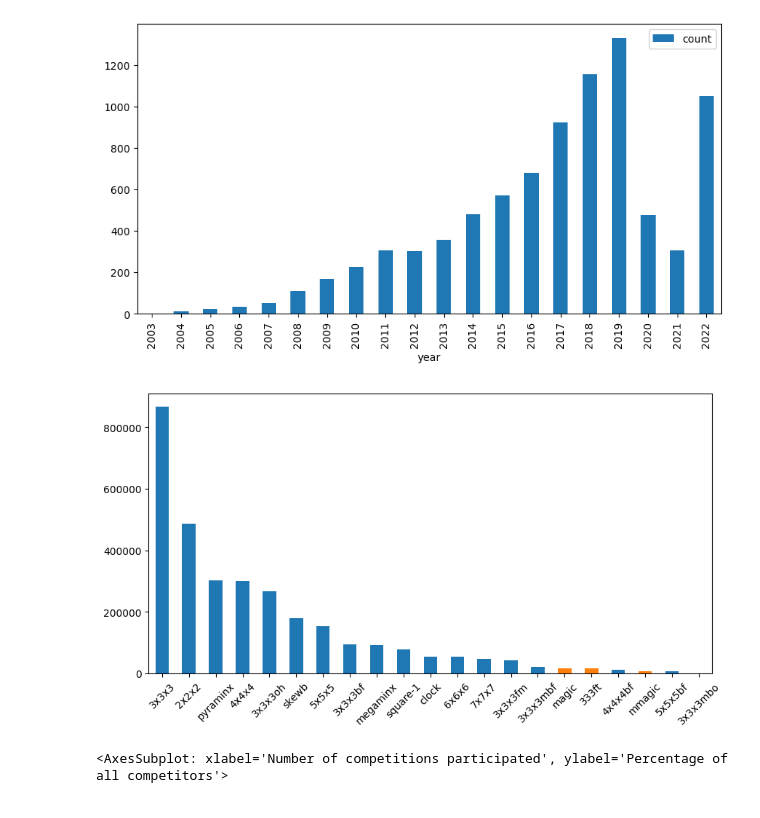
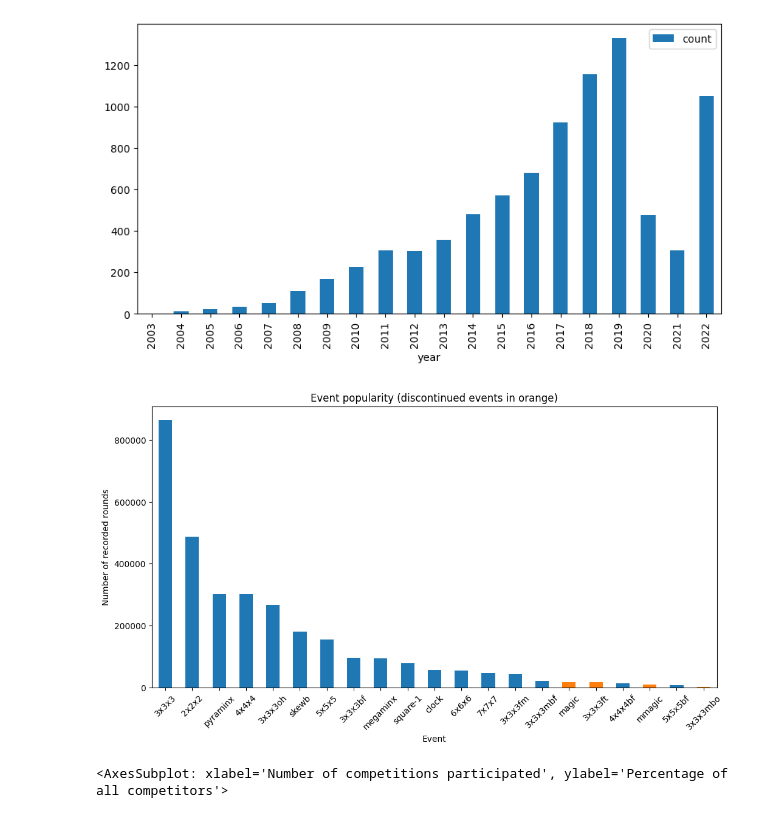
Before and after one commit to oskarkuuse/IDSproject, a Jupyter notebook: notebooks/general.ipynb, the cells around one changed output. Cells and saved outputs as stored; diff of their text form; code cells hidden in the pictures.

Commit message:
Improved poster images

```diff
--- a/notebooks/general.ipynb
+++ b/notebooks/general.ipynb
@@ -23,25 +23,28 @@ world['count'] = np.NAN
 for i in range(len(world)):
     code = world.iloc[i].iso_a3
     row = countryComps[countryComps['iso3'] == code]
-    if code == "USA":
-        world.at[i, 'count'] = 700
-        continue
+    # if code == "USA":
+    #     world.at[i, 'count'] = 700
+    #     continue
     if len(row) == 0:
         world.at[i, 'count'] = np.nan
     else:
         world.at[i, 'count'] = row['count']
 
-plt.rcParams['figure.figsize'] = (15, 10)
+plt.rcParams['figure.figsize'] = (22, 12)
 fig = world.plot(column='count',
-           cmap='Oranges',
-           missing_kwds={
-        "color": "lightgrey",
-        # "edgecolor": "red",
-        # "hatch": "///",
-        "label": "Missing values",
-    },)
-
+            cmap='viridis',
+            scheme='FisherJenks',
+            missing_kwds={
+            "color": "lightgrey",
+                # "edgecolor": "red",
+                # "hatch": "///",
+                "label": "Missing values",},
+            legend=True,
+            legend_kwds={"loc":"lower left", "fontsize":20})
+fig.set_title('Number of competitions held in a country', fontsize=20, loc='left')
+fig.set_axis_off()
 fig = fig.get_figure()
-fig.savefig('../images/test.png', bbox_inches='tight')
-# fig.savefig('test.png', dpi=1200)
+# fig.savefig('../images/test.png', bbox_inches='tight', dpi=1200)
+fig.savefig('../images/plot.svg', bbox_inches='tight', dpi=1200, format='svg')
 # %% [output]
@@ -57,14 +60,15 @@ fig.savefig('../images/test2.png', bbox_inches='tight')
 # %%
 # Number of registered rounds by different events
 eventCountDf = pd.read_csv("../datasets/eventCountDisc.csv")
-plt.rcParams['figure.figsize'] = (10, 5)
-ax = eventCountDf.plot(kind='bar', stacked=True, legend=False)
+plt.rcParams['figure.figsize'] = (12, 6)
+ax = eventCountDf.plot(kind='bar', stacked=True, legend=False, ylabel="Number of recorded rounds", xlabel="Event")
 ax.set_xticks(ticks=eventCountDf.index, labels=eventCountDf.event, rotation=45)
-
+ax.set_title("Event popularity (discontinued events in orange)")
 fig = ax.get_figure()
-fig.savefig('../images/test4.png', bbox_inches='tight')
+# fig.savefig('../images/plot2.png', bbox_inches='tight', dpi=1200)
+fig.savefig('../images/plot2.svg', bbox_inches='tight', dpi=1200, format='svg')
 # %% [output]
-[figure, old version]
+[figure, new version]
 # %%
 # Percentage of competitors that have participated at X competitions
 
```
Also changed, not shown: parts of 1 cell of this notebook, 3 other files.
